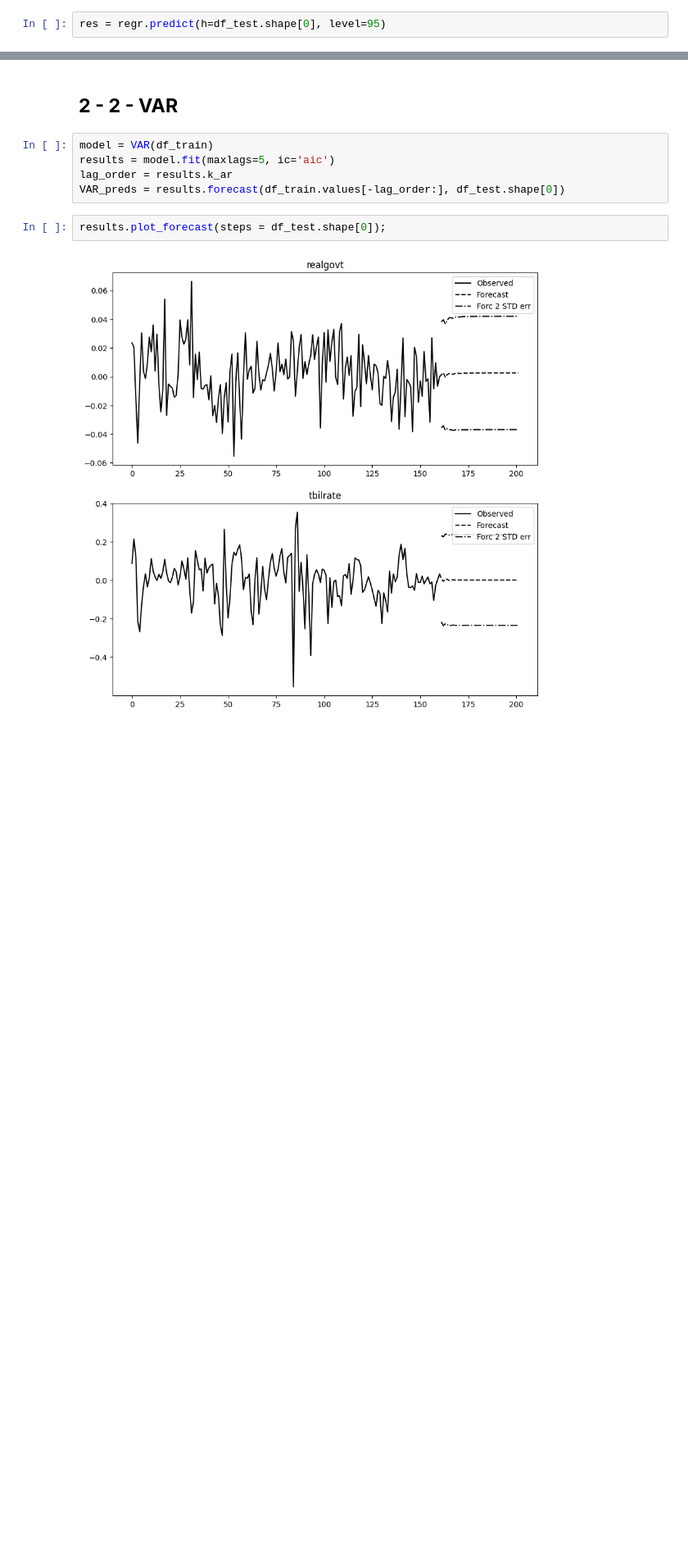
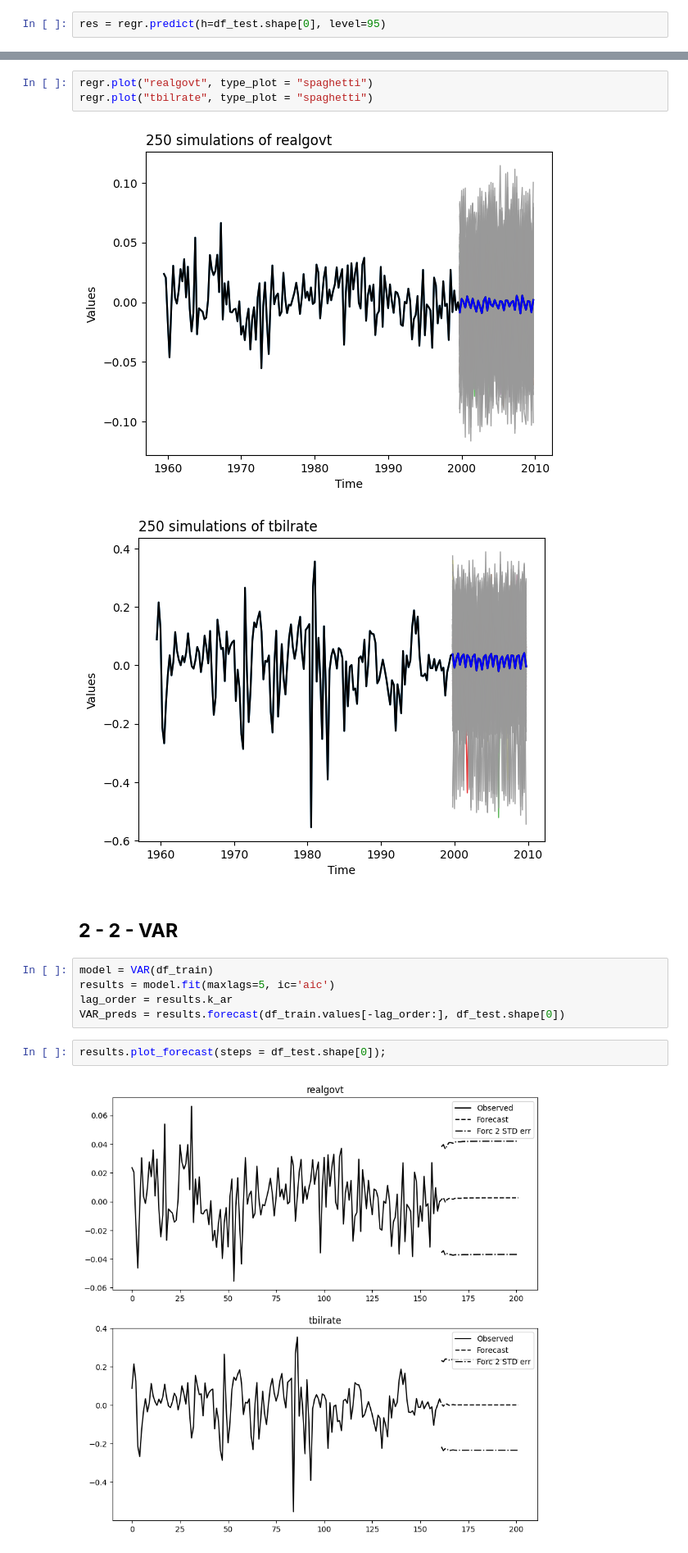
Before and after one commit to Techtonique/nnetsauce, a Jupyter notebook: nnetsauce/demo/thierrymoudiki_20240106_LazyDeepMTS.ipynb, the cells around one changed output, grey strips where cells are left out. Shown at 82% size. Cells and saved outputs as stored; diff of their text form; blank space fills up the shorter version.

```diff
--- a/nnetsauce/demo/thierrymoudiki_20240106_LazyDeepMTS.ipynb
+++ b/nnetsauce/demo/thierrymoudiki_20240106_LazyDeepMTS.ipynb
@@ -192,3 +193,9 @@ regr.plot("tbilrate")
+# %%
+regr.plot("realgovt", type_plot = "spaghetti")
+regr.plot("tbilrate", type_plot = "spaghetti")
+# %% [output]
+[figure, added]
+[figure, added]
 # %% [markdown]
 ## **2 - 2 - VAR**
 # %%
```
Also changed, not shown: parts of 9 cells of this notebook.
